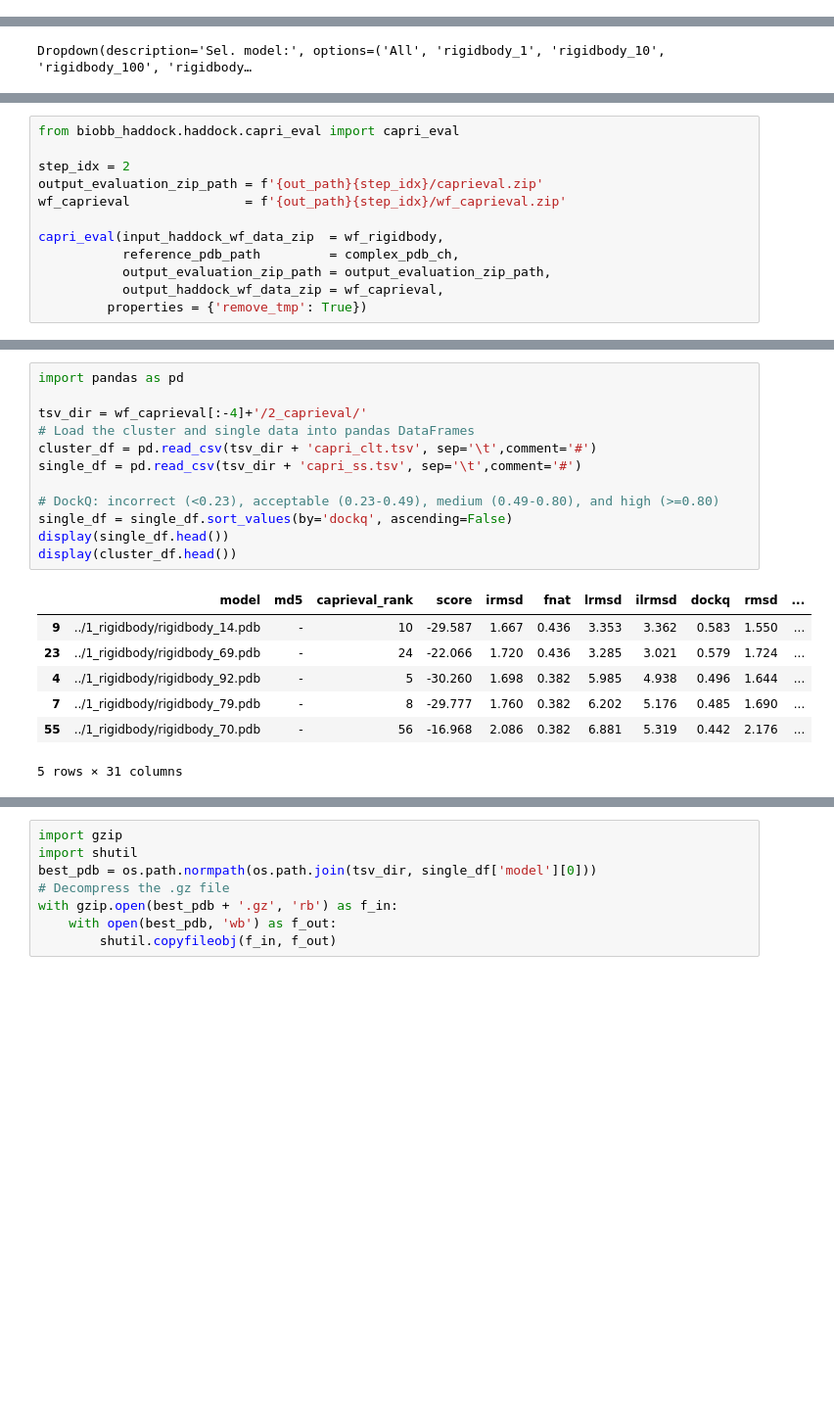
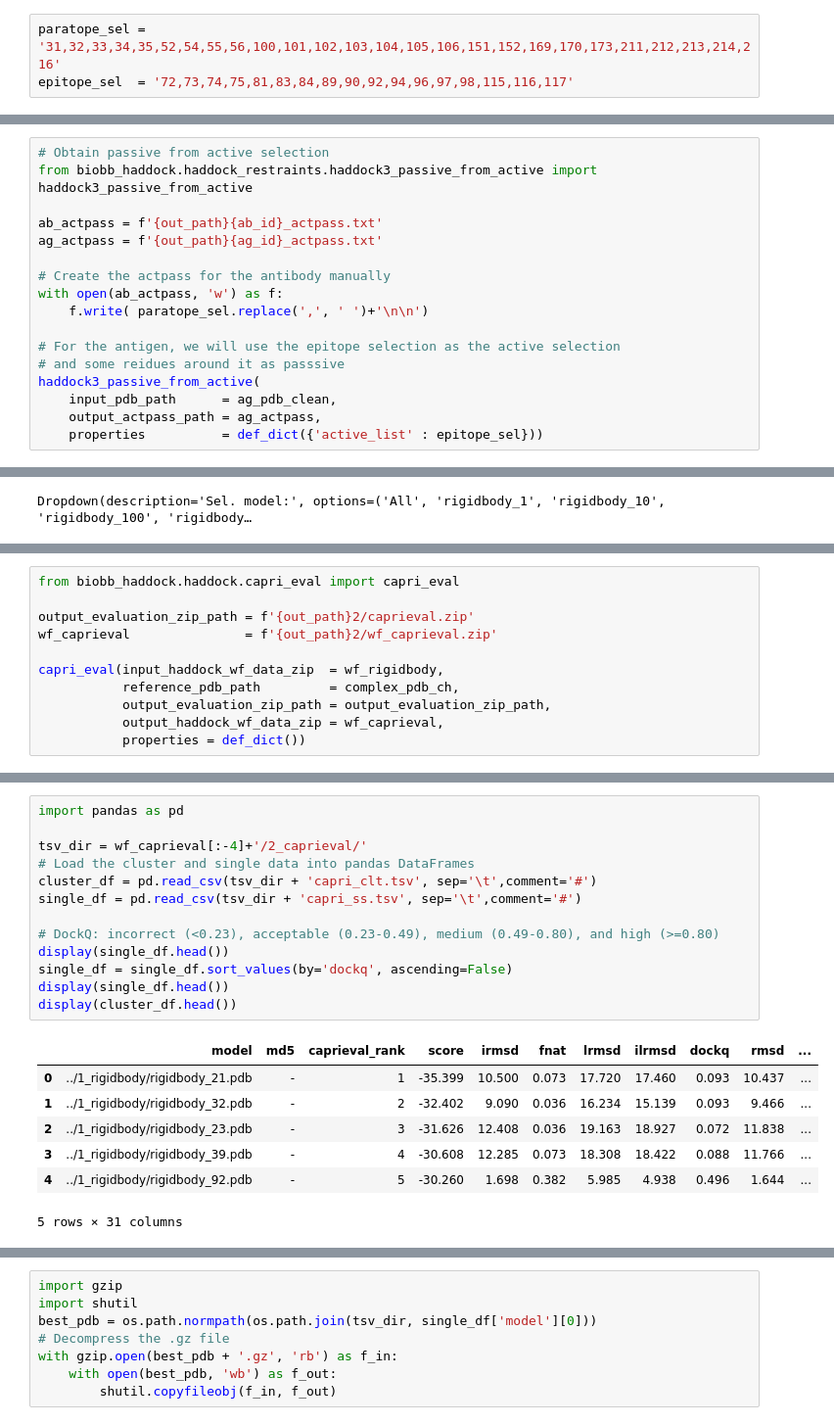
Before and after one commit to RubenChM/biobb_wf_haddock, a Jupyter notebook: biobb_haddock.ipynb, the cells around one changed output, grey strips where cells are left out. Shown at 98% size. Cells and saved outputs as stored; diff of their text form; blank space fills up the shorter version.

Commit message:
update ppi tutorial ot the one for haddock3

```diff
--- a/biobb_haddock.ipynb
+++ b/biobb_haddock.ipynb
@@ -82,0 +304,3 @@ out_path = './data/ppi-tuto/'
+# %%
+paratope_sel = '31,32,33,34,35,52,54,55,56,100,101,102,103,104,105,106,151,152,169,170,173,211,212,213,214,216'
+epitope_sel  = '72,73,74,75,81,83,84,89,90,92,94,96,97,98,115,116,117'
@@ -82,0 +317,17 @@ out_path = './data/ppi-tuto/'
+# %%
+# Obtain passive from active selection
+from biobb_haddock.haddock_restraints.haddock3_passive_from_active import haddock3_passive_from_active
+
+ab_actpass = f'{out_path}{ab_id}_actpass.txt'
+ag_actpass = f'{out_path}{ag_id}_actpass.txt'
+
+# Create the actpass for the antibody manually
+with open(ab_actpass, 'w') as f:
+    f.write( paratope_sel.replace(',', ' ')+'\n\n')
+
+# For the antigen, we will use the epitope selection as the active selection
+# and some reidues around it as passsive
+haddock3_passive_from_active(
+    input_pdb_path      = ag_pdb_clean,
+    output_actpass_path = ag_actpass,
+    properties          = def_dict({'active_list' : epitope_sel}))
@@ -986,12 +1014,11 @@ Dropdown(description='Sel. model:', options=('All', 'rigidbody_1', 'rigidbody_10
 # %%
 from biobb_haddock.haddock.capri_eval import capri_eval
 
-step_idx = 2
-output_evaluation_zip_path = f'{out_path}{step_idx}/caprieval.zip'
-wf_caprieval               = f'{out_path}{step_idx}/wf_caprieval.zip'
+output_evaluation_zip_path = f'{out_path}2/caprieval.zip'
+wf_caprieval               = f'{out_path}2/wf_caprieval.zip'
 
 capri_eval(input_haddock_wf_data_zip  = wf_rigidbody,
            reference_pdb_path         = complex_pdb_ch,
            output_evaluation_zip_path = output_evaluation_zip_path,
            output_haddock_wf_data_zip = wf_caprieval,
-         properties = {'remove_tmp': True})
+           properties = def_dict())
@@ -1029,20 +1037,21 @@ Keyboard interrupt received, exiting.
 # %%
 import pandas as pd
 
 tsv_dir = wf_caprieval[:-4]+'/2_caprieval/'
 # Load the cluster and single data into pandas DataFrames
 cluster_df = pd.read_csv(tsv_dir + 'capri_clt.tsv', sep='\t',comment='#')
 single_df = pd.read_csv(tsv_dir + 'capri_ss.tsv', sep='\t',comment='#')
 
 # DockQ: incorrect (<0.23), acceptable (0.23-0.49), medium (0.49-0.80), and high (>=0.80)
+display(single_df.head())
 single_df = single_df.sort_values(by='dockq', ascending=False)
 display(single_df.head())
 display(cluster_df.head())
 # %% [output]
 |  | model | md5 | caprieval_rank | score | irmsd | fnat | lrmsd | ilrmsd | dockq | rmsd | ... |
-| 9 | ../1_rigidbody/rigidbody_14.pdb | - | 10 | -29.587 | 1.667 | 0.436 | 3.353 | 3.362 | 0.583 | 1.550 | ... |
-| 23 | ../1_rigidbody/rigidbody_69.pdb | - | 24 | -22.066 | 1.720 | 0.436 | 3.285 | 3.021 | 0.579 | 1.724 | ... |
+| 0 | ../1_rigidbody/rigidbody_21.pdb | - | 1 | -35.399 | 10.500 | 0.073 | 17.720 | 17.460 | 0.093 | 10.437 | ... |
+| 1 | ../1_rigidbody/rigidbody_32.pdb | - | 2 | -32.402 | 9.090 | 0.036 | 16.234 | 15.139 | 0.093 | 9.466 | ... |
+| 2 | ../1_rigidbody/rigidbody_23.pdb | - | 3 | -31.626 | 12.408 | 0.036 | 19.163 | 18.927 | 0.072 | 11.838 | ... |
+| 3 | ../1_rigidbody/rigidbody_39.pdb | - | 4 | -30.608 | 12.285 | 0.073 | 18.308 | 18.422 | 0.088 | 11.766 | ... |
 | 4 | ../1_rigidbody/rigidbody_92.pdb | - | 5 | -30.260 | 1.698 | 0.382 | 5.985 | 4.938 | 0.496 | 1.644 | ... |
-| 7 | ../1_rigidbody/rigidbody_79.pdb | - | 8 | -29.777 | 1.760 | 0.382 | 6.202 | 5.176 | 0.485 | 1.690 | ... |
-| 55 | ../1_rigidbody/rigidbody_70.pdb | - | 56 | -16.968 | 2.086 | 0.382 | 6.881 | 5.319 | 0.442 | 2.176 | ... |
 5 rows × 31 columns
```
Also changed, not shown: parts of 77 cells of this notebook, 3 other files.
